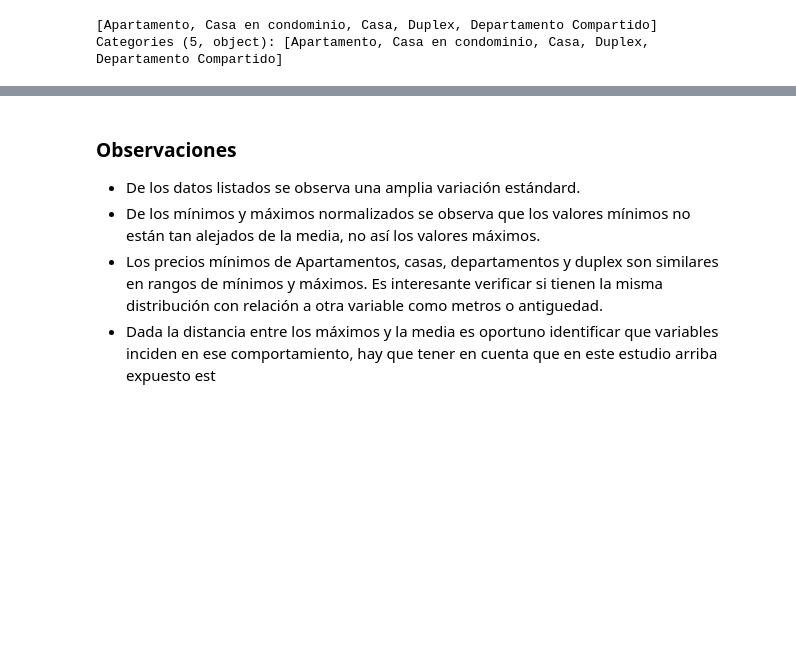
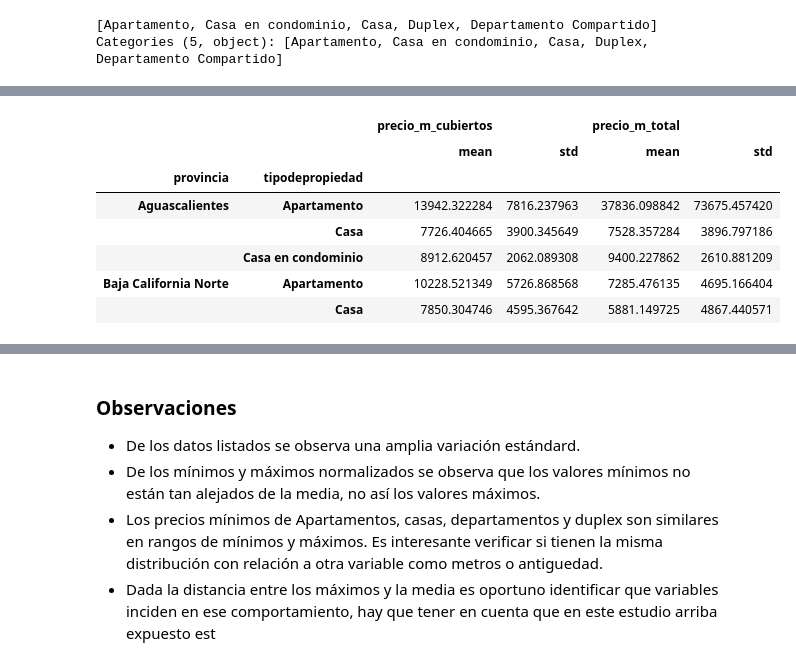
Before and after one commit to mrsoto/tp1_7506, a Jupyter notebook: mrs-analisis-de-datos.ipynb, the cells around one changed output, grey strips where cells are left out. Saved outputs shown, nothing was run; the diff lists cells and outputs as text; code cells hidden in the pictures; blank space fills up the shorter version.

```diff
--- a/mrs-analisis-de-datos.ipynb
+++ b/mrs-analisis-de-datos.ipynb
@@ -159,0 +139,16 @@ hogaresStats
+# %%
+preciosprovincias= hogares.groupby(['provincia','tipodepropiedad'])\
+   .agg({
+        'precio_m_cubiertos':['mean','std'],
+        'precio_m_total':['mean','std'],
+    })
+preciosprovincias.head()
+# %% [output]
+|  |  | precio_m_cubiertos |  | precio_m_total |  |
+|  |  | mean | std | mean | std |
+| provincia | tipodepropiedad |  |  |  |  |
+| Aguascalientes | Apartamento | 13942.322284 | 7816.237963 | 37836.098842 | 73675.457420 |
+|  | Casa | 7726.404665 | 3900.345649 | 7528.357284 | 3896.797186 |
+|  | Casa en condominio | 8912.620457 | 2062.089308 | 9400.227862 | 2610.881209 |
+| Baja California Norte | Apartamento | 10228.521349 | 5726.868568 | 7285.476135 | 4695.166404 |
+|  | Casa | 7850.304746 | 4595.367642 | 5881.149725 | 4867.440571 |
```
Also changed, not shown: parts of 14 cells of this notebook.
